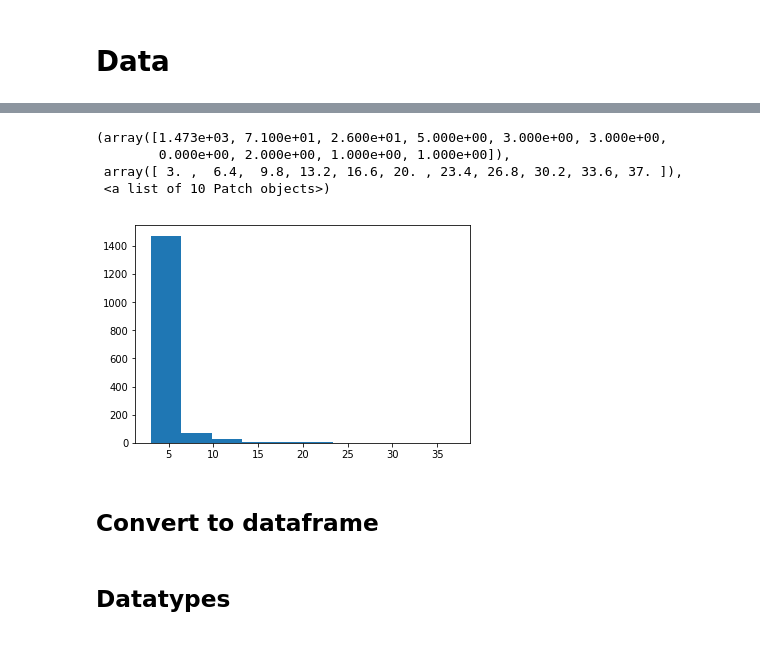
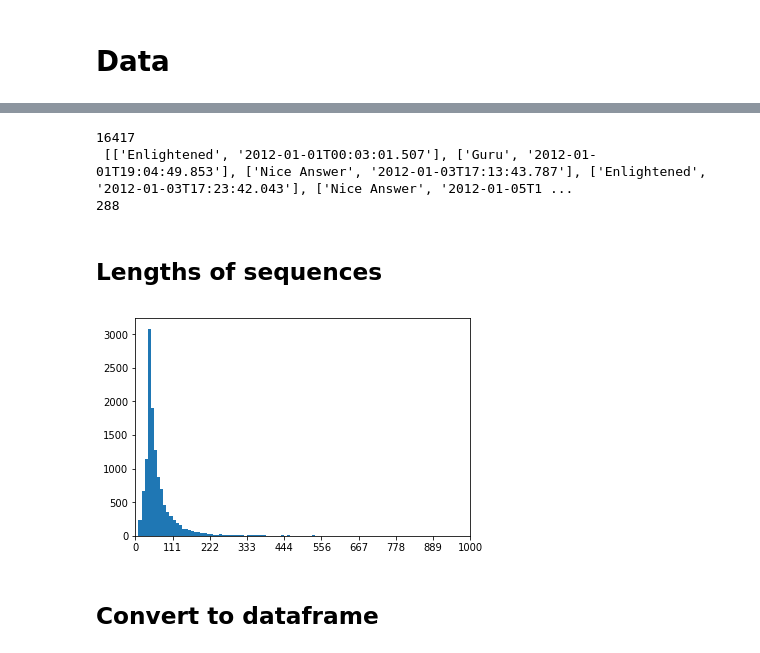
Before and after one commit to shaabhishek/hierarchical-pp-new, a Jupyter notebook: src/notebooks/Data Analysis.ipynb, the cells around one changed output, grey strips where cells are left out. Drawn from its saved outputs; the diff is of its cells as text; code cells hidden in the pictures.

Commit message:
Stackexchange processing notebook

```diff
--- a/src/notebooks/Data Analysis.ipynb
+++ b/src/notebooks/Data Analysis.ipynb
@@ -8,8 +7,16 @@ True
 # %% [markdown]
 # Data
-# %%
-# import os
-import pickle
-raw_file = './../../data/dump/mimic.pickle'
-with open(raw_file, 'rb') as handle:
-    data = pickle.load(handle)
+# %%
+import os
+import pickle
+
+filename = './../../data/dump/stack_processed.pickle'
+if os.path.isfile(filename):
+    with open(filename, 'rb') as handle:
+        print("Processed Dictionary Exists!")
+        data = pickle.load(handle)
+        print(len(data))
+else:
+    data = process_elements(data)
+    with open(filename, 'wb') as handle:
+        pickle.dump(data, handle, protocol=pickle.HIGHEST_PROTOCOL)
@@ -24,10 +32,11 @@ dict_keys([0, 1, 2])
+# %%
+for key, val in data.items():
+    print(key,'\n',val)
+    print(len(val))
+    break
+# %% [output]
+16417
+ [['Enlightened', '2012-01-01T00:03:01.507'], ['Guru', '2012-01-01T19:04:49.853'], ['Nice Answer', '2012-01-03T17:13:43.787'], ['Enlightened', '2012-01-03T17:23:42.043'], ['Nice Answer', '2012-01-05T1 ...
+288
 # %%
 import matplotlib.pyplot as plt
-# %%
-plt.hist(list(map(len, data)))
-# %% [output]
-(array([1.473e+03, 7.100e+01, 2.600e+01, 5.000e+00, 3.000e+00, 3.000e+00,
-        0.000e+00, 2.000e+00, 1.000e+00, 1.000e+00]),
- array([ 3. ,  6.4,  9.8, 13.2, 16.6, 20. , 23.4, 26.8, 30.2, 33.6, 37. ]),
- <a list of 10 Patch objects>)
-[figure, removed]
@@ -36,3 +43,12 @@ plt.hist(list(map(len, data)))
+# %% [markdown]
+## Lengths of sequences
+# %%
+plt.hist(list(map(len, data.values())), bins=500)
+plt.xlim(0,1000)
+plt.xticks(np.linspace(0,1000,10, endpoint=True))
+plt.show()
+# %% [output]
+[figure, added]
 # %% [markdown]
 ## Convert to dataframe
 # %%
@@ -84,2 +56,0 @@ def mimic_data_to_df(data, colnames=None):
-# %% [markdown]
-## Datatypes
```
Also changed, not shown: parts of 35 cells of this notebook.
